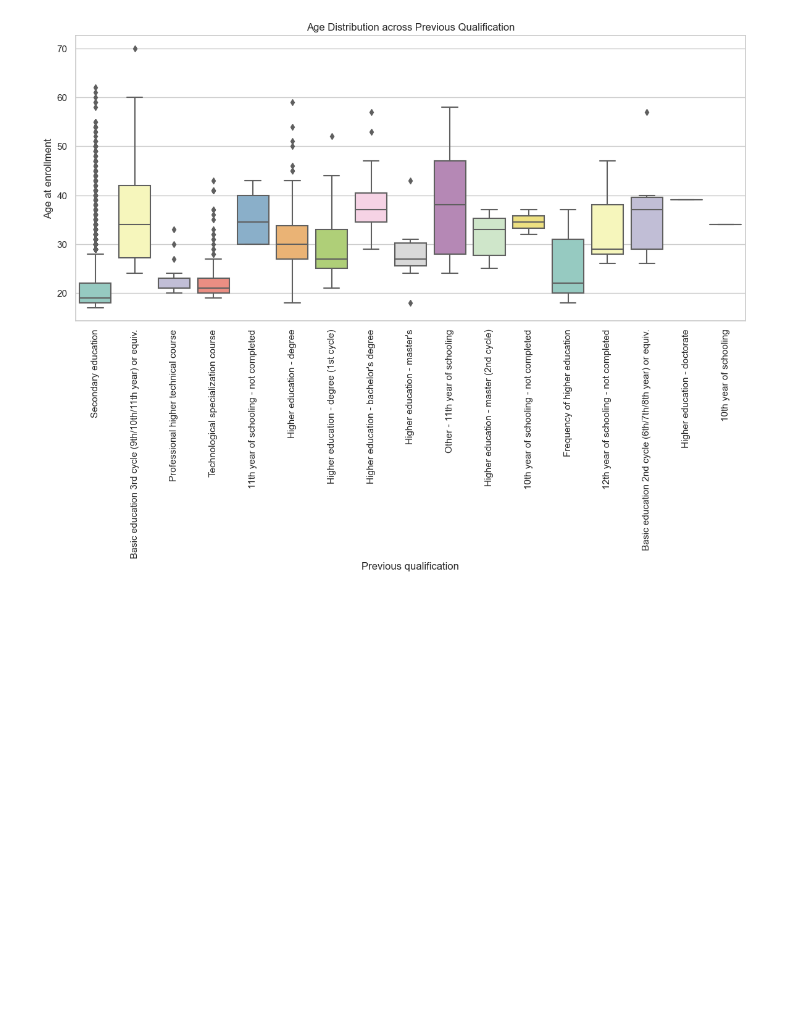
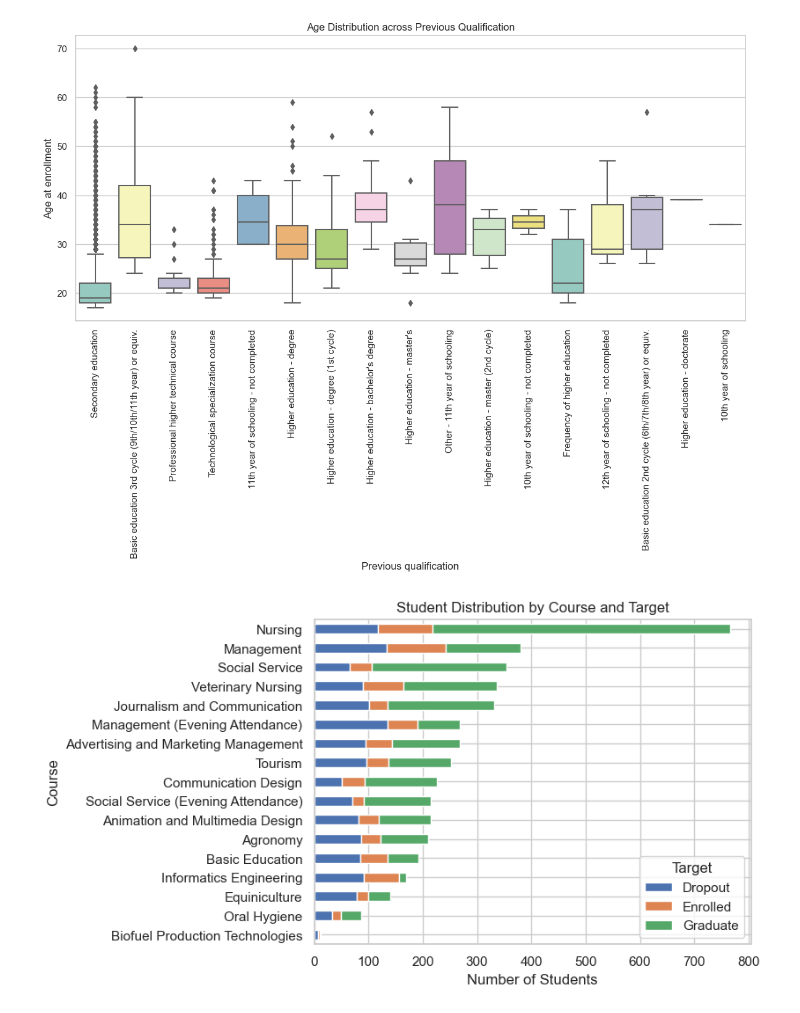
Before and after one commit to youssefhass/ml-predict-student-dropout, a Jupyter notebook: 02_Predict_Students_Dropout_EDA.ipynb, the cells around one changed output. Cells and saved outputs as stored; diff of their text form; code cells hidden in the pictures; blank space fills up the shorter version.

Commit message:
added a viz for studnet target vs course

```diff
--- a/02_Predict_Students_Dropout_EDA.ipynb
+++ b/02_Predict_Students_Dropout_EDA.ipynb
@@ -251,3 +247,46 @@ plt.xticks(rotation=90)
 plt.show()
 # %% [output]
 [figure]
+# %%
+# Group by Course and Target, then pivot the table
+student_course = df.groupby(['Course', 'Target']).size().reset_index().pivot(columns='Target', index='Course', values=0)
+
+# Correctly map the course IDs to their names
+course_names = {
+    33: 'Biofuel Production Technologies',
+    171: 'Animation and Multimedia Design',
+    8014: 'Social Service (Evening Attendance)',
+    9003: 'Agronomy',
+    9070: 'Communication Design',
+    9085: 'Veterinary Nursing',
+    9119: 'Informatics Engineering',
+    9130: 'Equiniculture',
+    9147: 'Management',
+    9238: 'Social Service',
+    9254: 'Tourism',
+    9500: 'Nursing',
+    9556: 'Oral Hygiene',
+    9670: 'Advertising and Marketing Management',
+    9773: 'Journalism and Communication',
+    9853: 'Basic Education',
+    9991: 'Management (Evening Attendance)'
+}
+
+# Rename the index of the DataFrame using the course_names mapping
+student_course = student_course.rename(index=course_names)
+
+# Calculate the total number of students per course
+student_course_total = student_course.sum(axis=1)
+
+# Sort the courses by the total number of students
+student_course_sorted = student_course_total.sort_values(ascending=True)
+
+# Plot the data
+student_course.loc[student_course_sorted.index].plot(kind='barh', stacked=True)
+
+plt.xlabel('Number of Students')
+plt.ylabel('Course')
+plt.title('Student Distribution by Course and Target')
+plt.show()
+# %% [output]
+[figure, added]
```
Also changed, not shown: parts of 6 cells of this notebook.
